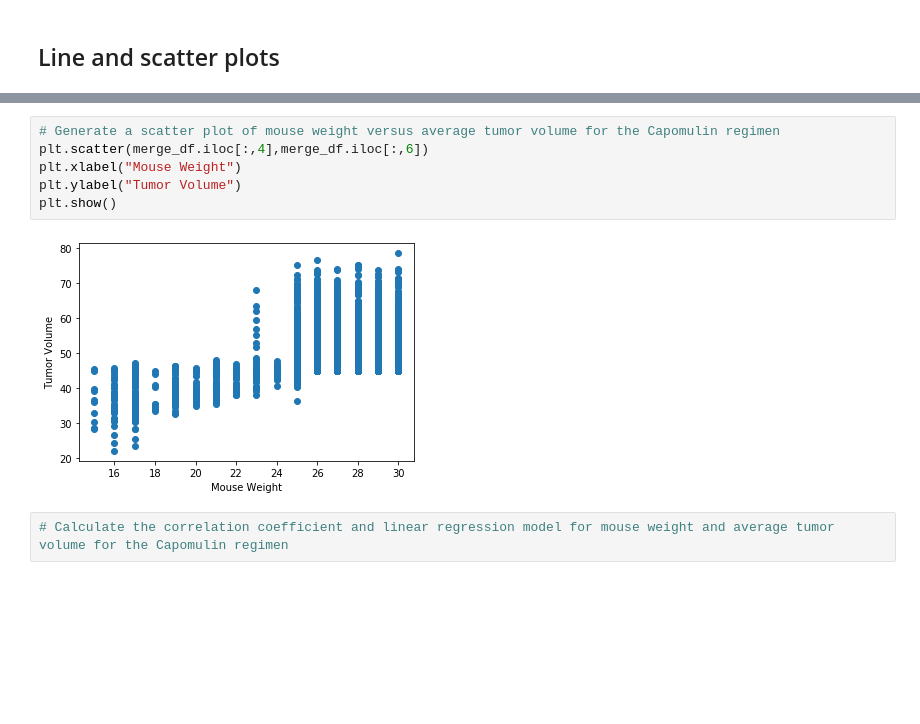
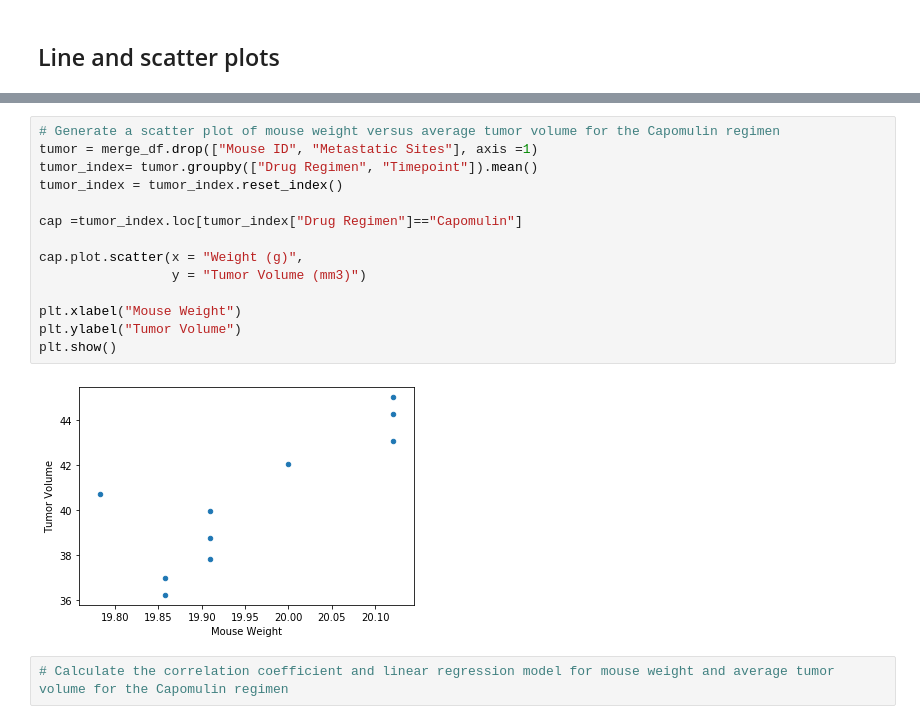
Before and after one commit to hiemolol/The-Power-of-Plots, a Jupyter notebook: pymaceuticals_starter.ipynb, the cells around one changed output, grey strips where cells are left out. Saved outputs shown, nothing was run; the diff lists cells and outputs as text; blank space fills up the shorter version.

```diff
--- a/pymaceuticals_starter.ipynb
+++ b/pymaceuticals_starter.ipynb
@@ -126,10 +143,18 @@ plt.show()
 # %%
 # Generate a scatter plot of mouse weight versus average tumor volume for the Capomulin regimen
-plt.scatter(merge_df.iloc[:,4],merge_df.iloc[:,6])
+tumor = merge_df.drop(["Mouse ID", "Metastatic Sites"], axis =1)
+tumor_index= tumor.groupby(["Drug Regimen", "Timepoint"]).mean()
+tumor_index = tumor_index.reset_index()
+
+cap =tumor_index.loc[tumor_index["Drug Regimen"]=="Capomulin"]
+
+cap.plot.scatter(x = "Weight (g)",
+                 y = "Tumor Volume (mm3)")
+
 plt.xlabel("Mouse Weight")
 plt.ylabel("Tumor Volume")
 plt.show()
 # %% [output]
-[figure, old version]
+[figure, new version]
 # %%
 # Calculate the correlation coefficient and linear regression model for mouse weight and average tumor volume for the Capomulin regimen
```
Also changed, not shown: parts of 2 cells of this notebook.
